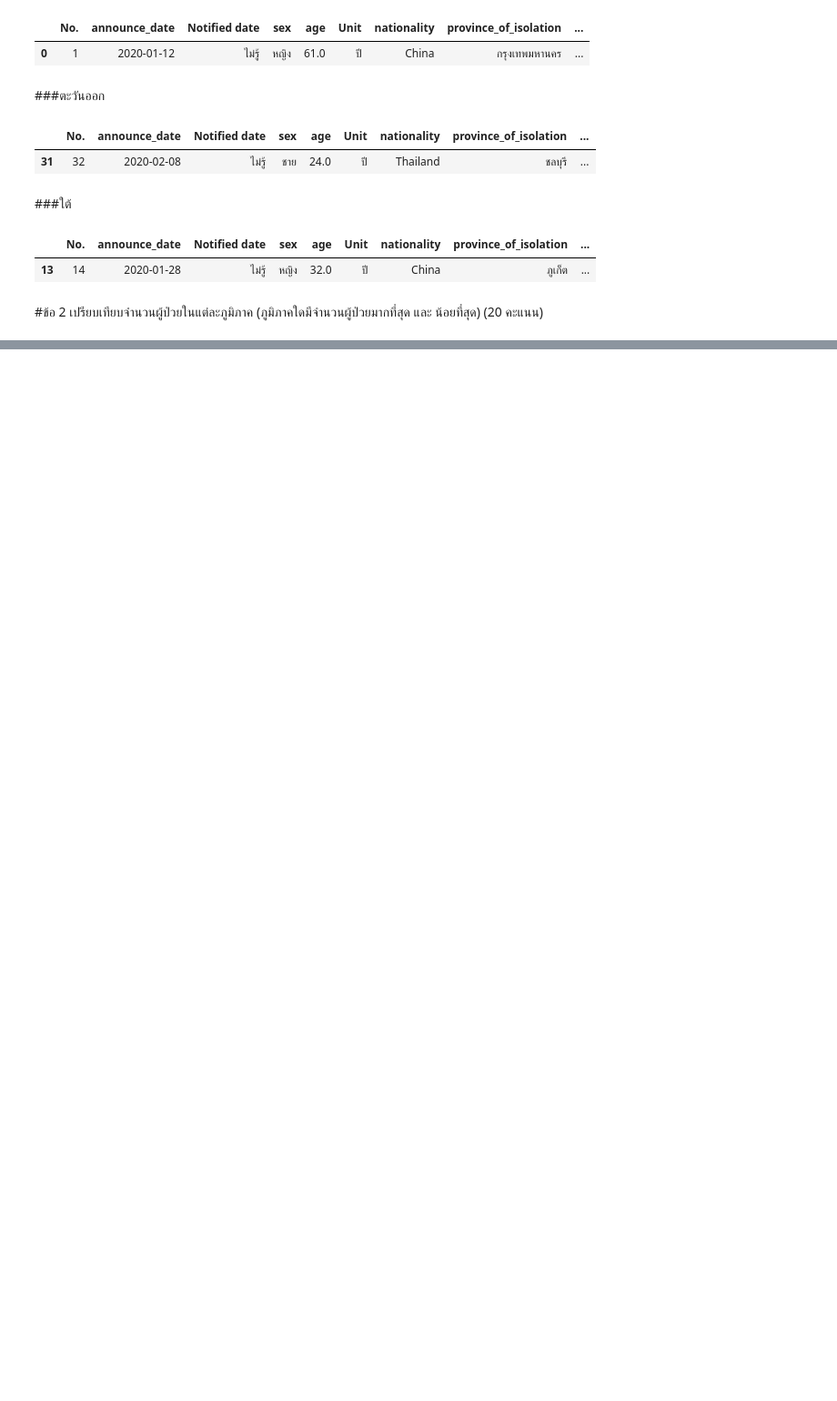
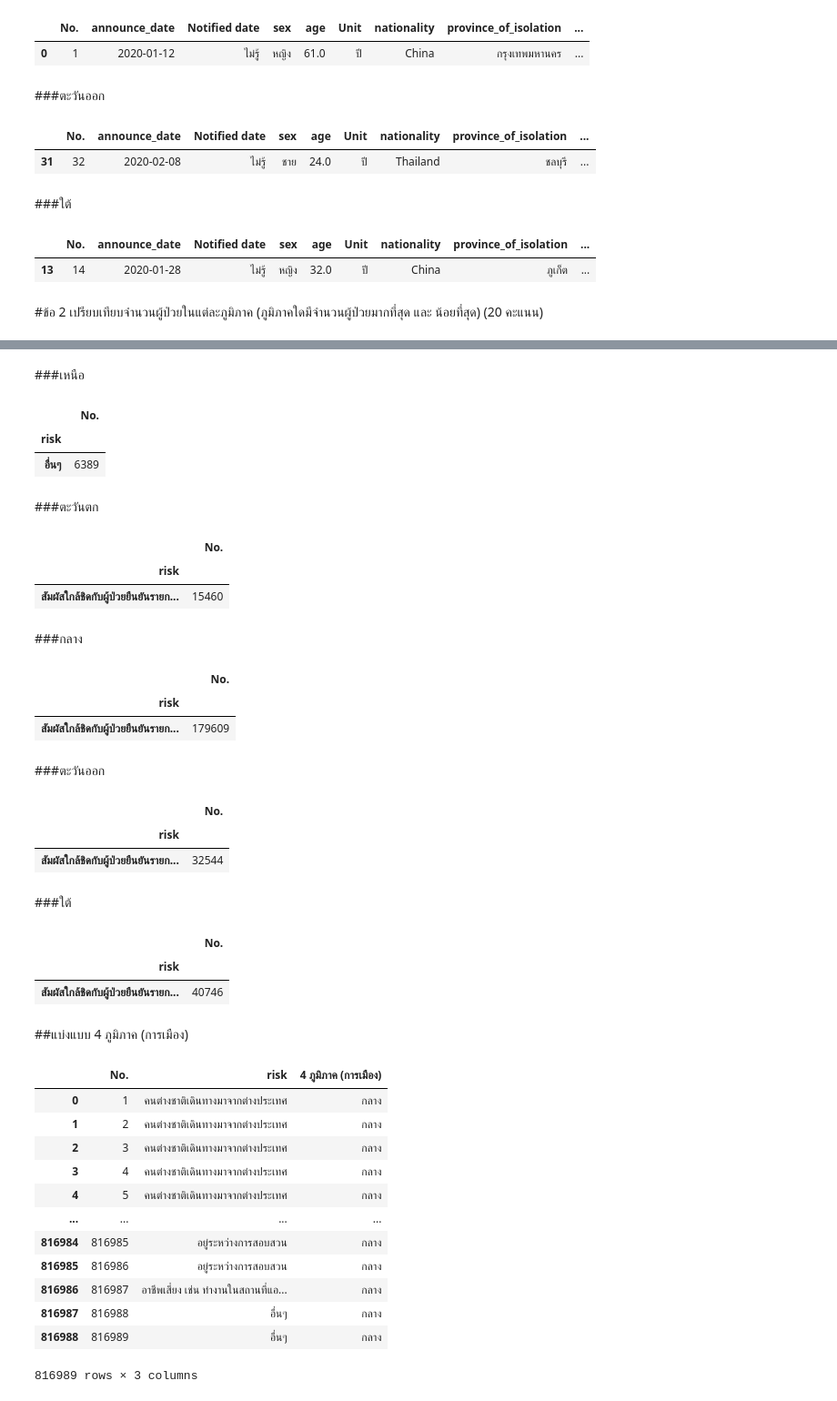
Before and after one commit to Wikanes-k/data_viz_2022, a Jupyter notebook: BasicPython&DataViz_midterm2022.ipynb, the cells around one changed output, grey strips where cells are left out. Shown at 91% size. Saved outputs shown, nothing was run; the diff lists cells and outputs as text; code cells hidden in the pictures; blank space fills up the shorter version.

```diff
--- a/BasicPython&DataViz_midterm2022.ipynb
+++ b/BasicPython&DataViz_midterm2022.ipynb
@@ -437,0 +471,79 @@ travel_south.head(1)
+# %% [markdown]
+###เหนือ
+# %%
+geo_n_3 = geography_3[geography_3['6 ภูมิภาค (ภูมิศาสตร์)']=='เหนือ']
+#กำหนดให้เลือกคอลัมน์ 6 ภูมิภาค (ภูมิศาสตร์) ที่เป็น เหนือ จากตาราง geography_3
+geo_n_3_count = geo_n_3.groupby('risk')[['No.']].count().sort_values(by='No.',ascending=False)
+#รวมตารางของ risk เข้าด้วยกัน แล้วนับจำนวนแถวที่มี risk เหมือนกันกี่แถว และเรียงลำดับจากมากไปน้อย โดยใช้คำสั่ง ascending=False
+geo_n_3_count.head(1) #แสดงตารางแถวแรก
+# %% [output]
+|  | No. |
+| risk |  |
+| อื่นๆ | 6389 |
+# %% [markdown]
+###ตะวันตก
+# %%
+geo_w_3 = geography_3[geography_3['6 ภูมิภาค (ภูมิศาสตร์)']=='ตะวันตก']
+#กำหนดให้เลือกคอลัมน์ 6 ภูมิภาค (ภูมิศาสตร์) ที่เป็น ตะวันตก จากตาราง geography_3
+geo_w_3_count = geo_w_3.groupby('risk')[['No.']].count().sort_values(by='No.',ascending=False)
+#รวมตารางของ risk เข้าด้วยกัน แล้วนับจำนวนแถวที่มี risk เหมือนกันกี่แถว และเรียงลำดับจากมากไปน้อย โดยใช้คำสั่ง ascending=False
+geo_w_3_count.head(1) #แสดงตารางแถวแรก
+# %% [output]
+|  | No. |
+| risk |  |
+| สัมผัสใกล้ชิดกับผู้ป่วยยืนยันรายก... | 15460 |
+# %% [markdown]
+###กลาง
+# %%
+geo_c_3 = geography_3[geography_3['6 ภูมิภาค (ภูมิศาสตร์)']=='กลาง']
+#กำหนดให้เลือกคอลัมน์ 6 ภูมิภาค (ภูมิศาสตร์) ที่เป็น กลาง จากตาราง geography_3
+geo_c_3_count = geo_c_3.groupby('risk')[['No.']].count().sort_values(by='No.',ascending=False)
+#รวมตารางของ risk เข้าด้วยกัน แล้วนับจำนวนแถวที่มี risk เหมือนกันกี่แถว และเรียงลำดับจากมากไปน้อย โดยใช้คำสั่ง ascending=False
+geo_c_3_count.head(1) #แสดงตารางแถวแรก
+# %% [output]
+|  | No. |
+| risk |  |
+| สัมผัสใกล้ชิดกับผู้ป่วยยืนยันรายก... | 179609 |
+# %% [markdown]
+###ตะวันออก
+# %%
+geo_e_3 = geography_3[geography_3['6 ภูมิภาค (ภูมิศาสตร์)']=='ตะวันออก']
+#กำหนดให้เลือกคอลัมน์ 6 ภูมิภาค (ภูมิศาสตร์) ที่เป็น ตะวันออก จากตาราง geography_3
+geo_e_3_count = geo_e_3.groupby('risk')[['No.']].count().sort_values(by='No.',ascending=False)
+#รวมตารางของ risk เข้าด้วยกัน แล้วนับจำนวนแถวที่มี risk เหมือนกันกี่แถว และเรียงลำดับจากมากไปน้อย โดยใช้คำสั่ง ascending=False
+geo_e_3_count.head(1) #แสดงตารางแถวแรก
+# %% [output]
+|  | No. |
+| risk |  |
+| สัมผัสใกล้ชิดกับผู้ป่วยยืนยันรายก... | 32544 |
+# %% [markdown]
+###ใต้
+# %%
+geo_s_3 = geography_3[geography_3['6 ภูมิภาค (ภูมิศาสตร์)']=='ใต้']
+#กำหนดให้เลือกคอลัมน์ 6 ภูมิภาค (ภูมิศาสตร์) ที่เป็น ใต้ จากตาราง geography_3
+geo_s_3_count = geo_s_3.groupby('risk')[['No.']].count().sort_values(by='No.',ascending=False)
+#รวมตารางของ risk เข้าด้วยกัน แล้วนับจำนวนแถวที่มี risk เหมือนกันกี่แถว และเรียงลำดับจากมากไปน้อย โดยใช้คำสั่ง ascending=False
+geo_s_3_count.head(1) #แสดงตารางแถวแรก
+# %% [output]
+|  | No. |
+| risk |  |
+| สัมผัสใกล้ชิดกับผู้ป่วยยืนยันรายก... | 40746 |
+# %% [markdown]
+##แบ่งแบบ 4 ภูมิภาค (การเมือง)
+# %%
+policy_3 = personalcovid_data[['No.','risk','4 ภูมิภาค (การเมือง)']] #กำหนดตารางโดยที่หัวตารางคือ 'No.','risk','4 ภูมิภาค (การเมือง)'
+policy_3 #คำสั่งแสดงตาราง
+# %% [output]
+|  | No. | risk | 4 ภูมิภาค (การเมือง) |
+| 0 | 1 | คนต่างชาติเดินทางมาจากต่างประเทศ | กลาง |
+| 1 | 2 | คนต่างชาติเดินทางมาจากต่างประเทศ | กลาง |
+| 2 | 3 | คนต่างชาติเดินทางมาจากต่างประเทศ | กลาง |
+| 3 | 4 | คนต่างชาติเดินทางมาจากต่างประเทศ | กลาง |
+| 4 | 5 | คนต่างชาติเดินทางมาจากต่างประเทศ | กลาง |
+| ... | ... | ... | ... |
+| 816984 | 816985 | อยู่ระหว่างการสอบสวน | กลาง |
+| 816985 | 816986 | อยู่ระหว่างการสอบสวน | กลาง |
+| 816986 | 816987 | อาชีพเสี่ยง เช่น ทำงานในสถานที่แอ... | กลาง |
+| 816987 | 816988 | อื่นๆ | กลาง |
+| 816988 | 816989 | อื่นๆ | กลาง |
+816989 rows × 3 columns
```
Also changed, not shown: parts of 40 cells of this notebook.
